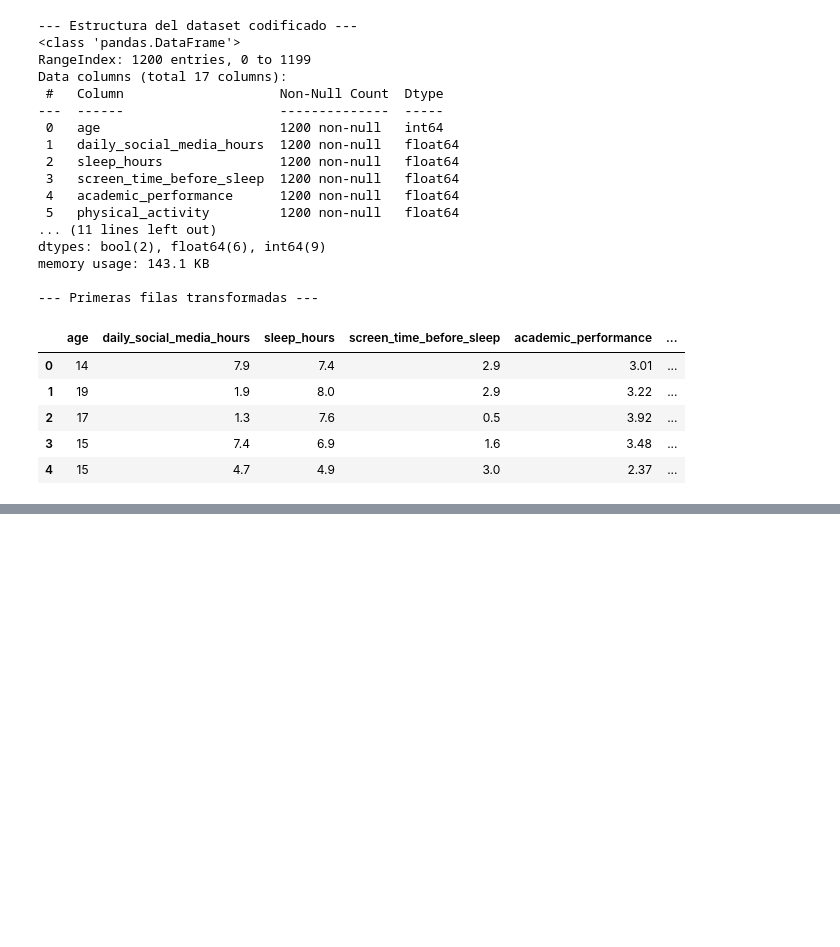
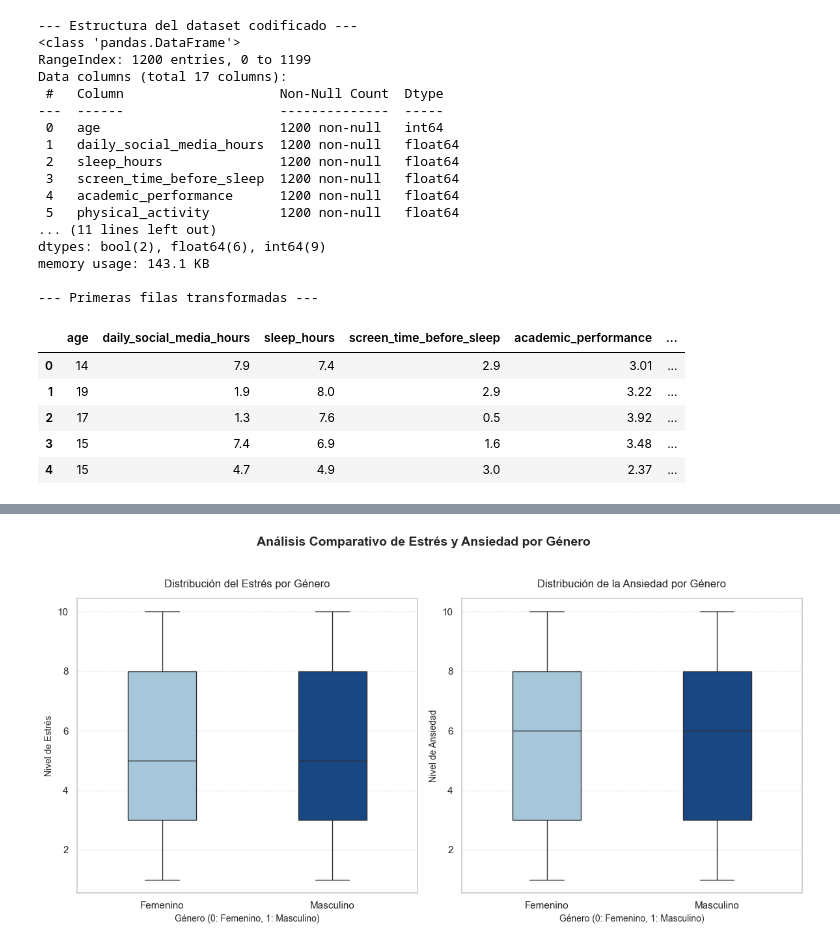
Before and after one commit to Bootcamp-DA-P2/proyecto7-regression-grupo5, a Jupyter notebook: 3.ipynb, the cells around one changed output, grey strips where cells are left out. Drawn from its saved outputs; the diff is of its cells as text; code cells hidden in the pictures; blank space fills up the shorter version.

```diff
--- a/3.ipynb
+++ b/3.ipynb
@@ -323,0 +416,57 @@ memory usage: 143.1 KB
+# %%
+
+# --- CONFIGURACIÓN DEL BOXPLOT MÚLTIPLE INTERACTIVO (2 SUBPLOTS) ---
+
+# Ajustamos a 1 fila y 2 columnas, con un tamaño de figura ideal para dos gráficos
+fig, axes = plt.subplots(1, 2, figsize=(12, 6))
+
+# CORRECCIÓN CLAVE: Mapeamos los colores a los valores numéricos de 'gender_male'
+# 0 -> Female (Azul claro), 1 -> Male (Azul oscuro)
+colores_azul = {0: '#9ecae1', 1: '#084594'}
+
+# 1. Boxplot para el Nivel de Estrés
+sns.boxplot(
+    ax=axes[0],
+    data=df,
+    x='gender_male',
+    y='stress_level',
+    palette=colores_azul,
+    hue='gender_male',       # Evita el aviso de asignación de color en seaborn moderno
+    legend=False,
+    width=0.4                # Un ancho un poco más estilizado
+)
+axes[0].set_title('Distribución del Estrés por Género', fontsize=12, pad=12)
+axes[0].set_xlabel('Género (0: Femenino, 1: Masculino)', fontsize=10)
+axes[0].set_ylabel('Nivel de Estrés', fontsize=10)
+# Cambiamos las etiquetas del eje X para que en el gráfico no salgan números feos
+axes[0].set_xticks([0, 1])
+axes[0].set_xticklabels(['Femenino', 'Masculino'])
+axes[0].grid(axis='y', linestyle='--', alpha=0.4)
+
+# 2. Boxplot para el Nivel de Ansiedad
+sns.boxplot(
+    ax=axes[1],
+    data=df,
+    x='gender_male',
+    y='anxiety_level',
+    palette=colores_azul,
+    hue='gender_male',
+    legend=False,
+    width=0.4
+)
+axes[1].set_title('Distribución de la Ansiedad por Género', fontsize=12, pad=12)
+axes[1].set_xlabel('Género (0: Femenino, 1: Masculino)', fontsize=10)
+axes[1].set_ylabel('Nivel de Ansiedad', fontsize=10)
+# Cambiamos las etiquetas del eje X aquí también
+axes[1].set_xticks([0, 1])
+axes[1].set_xticklabels(['Femenino', 'Masculino'])
+axes[1].grid(axis='y', linestyle='--', alpha=0.4)
+
+# Título principal del lienzo
+plt.suptitle('Análisis Comparativo de Estrés y Ansiedad por Género', fontsize=14, weight='bold', y=1.02)
+plt.tight_layout()
+
+# Muestra la ventana interactiva directamente en VS Code
+plt.show()
+# %% [output]
+[figure, added]
```
Also changed, not shown: parts of 6 cells of this notebook, 2 other files.
